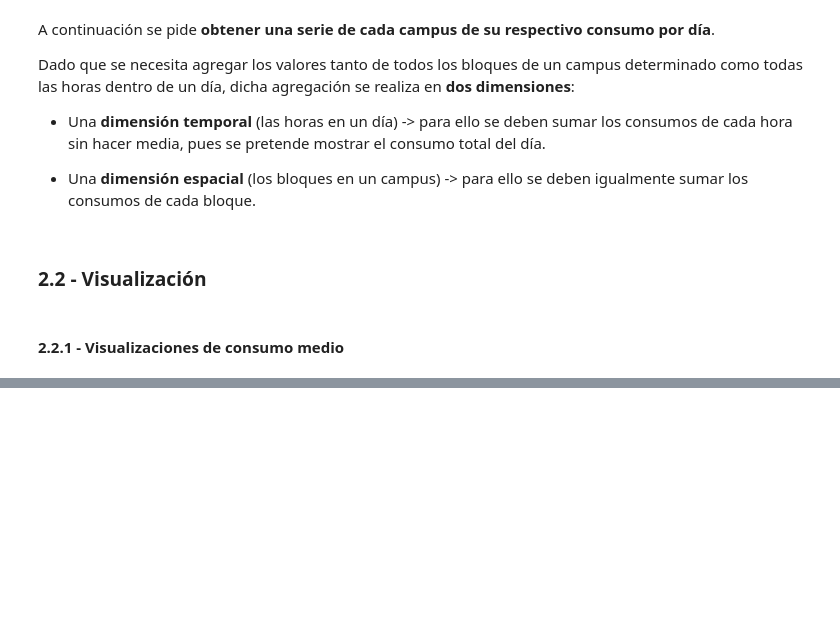
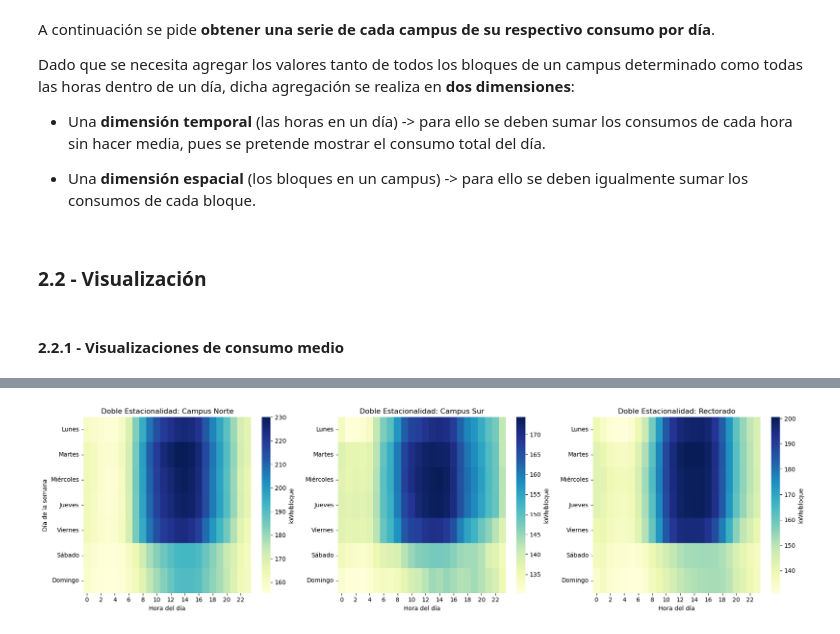
Before and after one commit to Martin-Kugler/network-attacks-and-energetic-efficiency-mcp, a Jupyter notebook: consumo_campus.ipynb, the cells around one changed output, grey strips where cells are left out. Cells and saved outputs as stored; diff of their text form; code cells hidden in the pictures; blank space fills up the shorter version.

```diff
--- a/consumo_campus.ipynb
+++ b/consumo_campus.ipynb
@@ -220,0 +249,36 @@ for medida_tiempo in medidas_tiempo:
+# %%
+# 1) A partir de la información de consumo medio agregamos columnas
+# para la hora y el día de la semana, que luego pivotaremos
+df_estacional = consumo_medio.copy()
+df_estacional['hora'] = df_estacional.index.hour
+df_estacional['dia_semana'] = df_estacional.index.day_name()
+
+dias_orden = ['Monday', 'Tuesday', 'Wednesday', 'Thursday', 'Friday', 'Saturday', 'Sunday']
+dias_es = ['Lunes', 'Martes', 'Miércoles', 'Jueves', 'Viernes', 'Sábado', 'Domingo']
+
+fig, axes = plt.subplots(1, 3, figsize=(18, 5))
+
+# 2) Recorremos cada campus
+for idx, campus in enumerate(['Campus Norte', 'Campus Sur', 'Rectorado']):
+
+    # 2.1) Pivotamos, teniendo como índice el día de la semana, como columnas la hora del día y como valores
+    # el consumo medio del campus, y agregamos los valores mediante la media
+    pivot_estacional = df_estacional.pivot_table(
+        values=campus,
+        index='dia_semana',
+        columns='hora',
+        aggfunc='mean'
+    ).reindex(dias_orden)
+
+    pivot_estacional.index = dias_es
+
+    # 2.2) Creamos el mapa de calor
+    sns.heatmap(pivot_estacional, cmap='YlGnBu', ax=axes[idx], cbar_kws={'label': 'kWh/bloque'})
+    axes[idx].set_title(f"Doble Estacionalidad: {campus}")
+    axes[idx].set_xlabel("Hora del día")
+    axes[idx].set_ylabel("Día de la semana" if idx == 0 else "")
+
+plt.tight_layout()
+plt.show()
+# %% [output]
+[figure, added]
```
Also changed, not shown: parts of 8 cells of this notebook.
